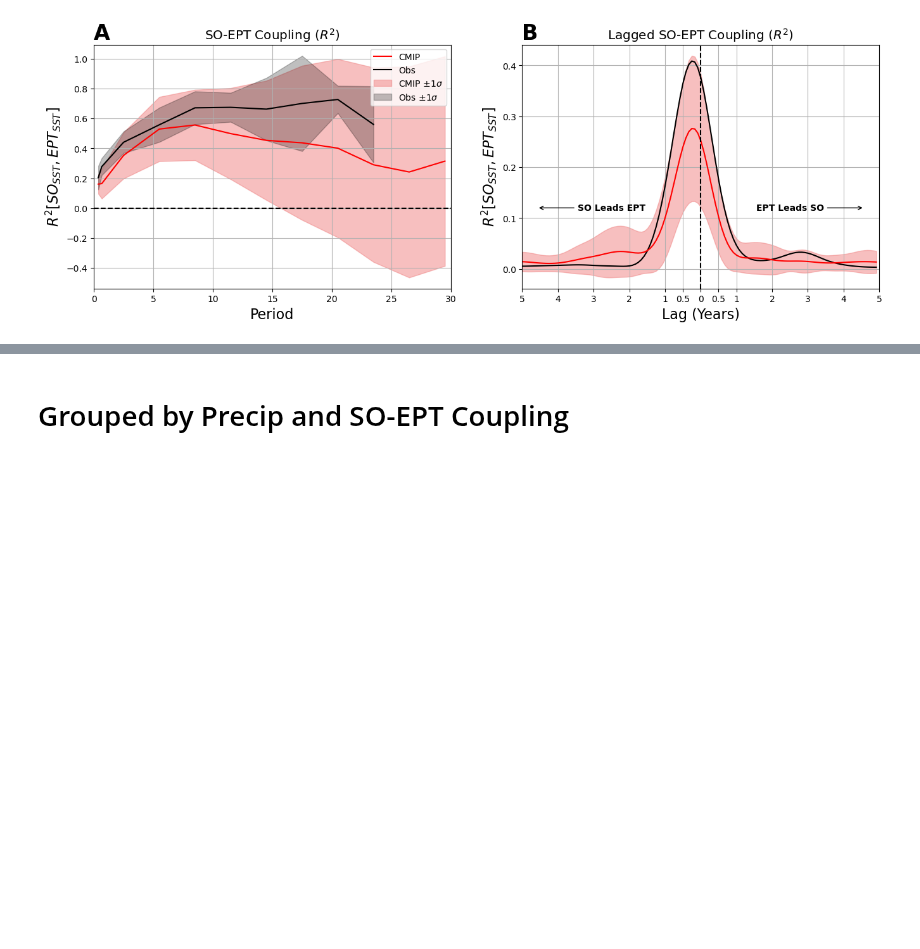
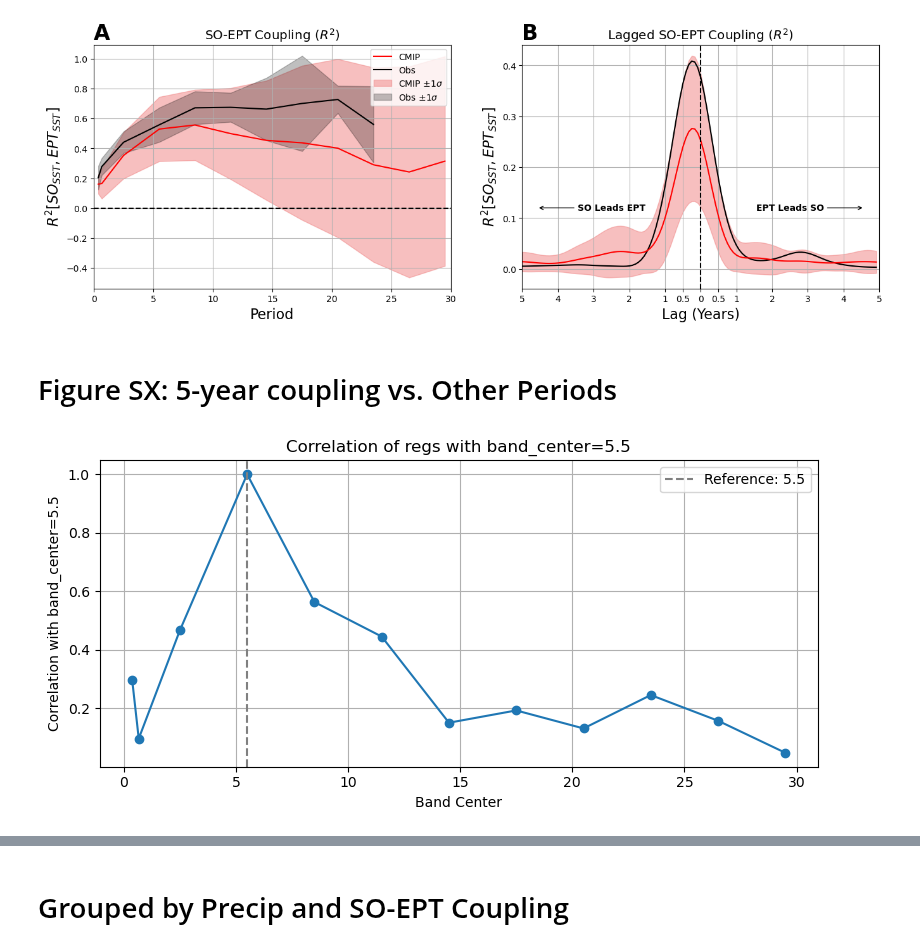
Before and after one commit to zacespinosa/SO-EP-teleconnection, a Jupyter notebook: Figure_Notebooks/Figure_2_time.ipynb, the cells around one changed output, grey strips where cells are left out. Drawn from its saved outputs; the diff is of its cells as text; code cells hidden in the pictures; blank space fills up the shorter version.

Commit message:
add figure for SO-EPT across timescale coupling

```diff
--- a/Figure_Notebooks/Figure_2_time.ipynb
+++ b/Figure_Notebooks/Figure_2_time.ipynb
@@ -667,3 +667,51 @@ plt.savefig("/home/espinosa10/SO-EP-teleconnection/Manuscript_Figures/SI/Figure_
 plt.savefig("/home/espinosa10/SO-EP-teleconnection/Manuscript_Figures/SI/Figure_SX_timeseries_v2.pdf", dpi=300, bbox_inches="tight")
 # %% [output]
 [figure]
+# %% [markdown]
+# Figure SX: 5-year coupling vs. Other Periods
+# %%
+import numpy as np
+import matplotlib.pyplot as plt
+import xarray as xr
+
+# Assume `filtered_so_ept_coupling` is your dataset
+regs = filtered_so_ept_coupling["regs_model"]  # shape: (band_center,)
+
+# Reference time series at band_center = 5.5
+ref = regs.sel(band_center=5.5)
+
+# Get all band_centers
+band_centers = regs.band_center.values
+
+# Compute correlation with each band_center
+correlations = []
+for bc in band_centers:
+    if bc == 5.5:
+        correlations.append(1.0)
+        continue
+    x = ref.values
+    y = regs.sel(band_center=bc).values
+    # Handle NaNs explicitly
+    mask = ~np.isnan(x) & ~np.isnan(y)
+    if np.sum(mask) >= 2:
+        corr = np.corrcoef(x[mask], y[mask])[0, 1]
+    else:
+        corr = np.nan
+    correlations.append(corr)
+
+# Convert to array for plotting
+correlations = np.array(correlations)
+
+# Plot correlation vs. band_center
+plt.figure(figsize=(8, 4))
+plt.plot(band_centers, correlations, marker='o')
+plt.axvline(5.5, color='gray', linestyle='--', label='Reference: 5.5')
+plt.xlabel("Band Center")
+plt.ylabel("Correlation with band_center=5.5")
+plt.title("Correlation of regs with band_center=5.5")
+plt.grid(True)
+plt.legend()
+plt.tight_layout()
+plt.show()
+# %% [output]
+[figure, added]
```
Also changed, not shown: parts of 3 cells of this notebook, 2 other files.
